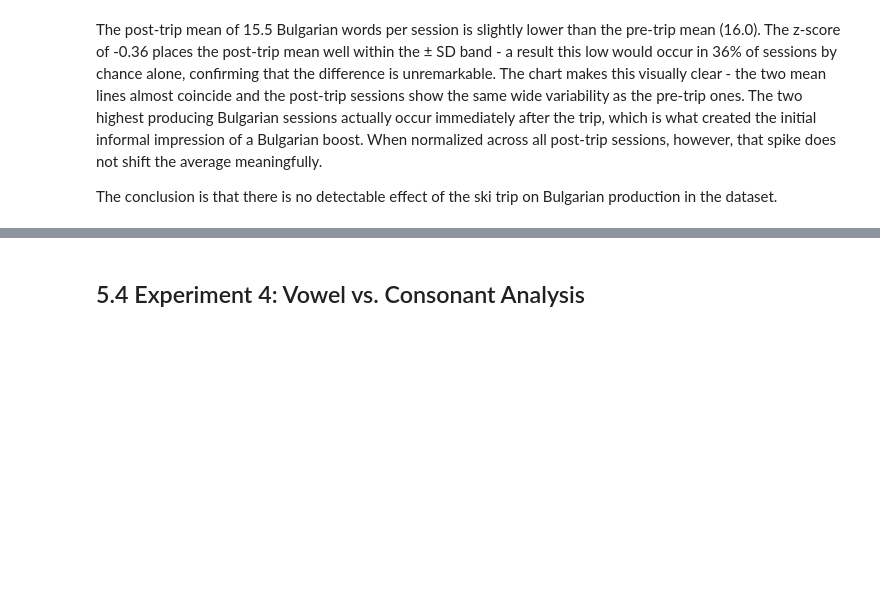
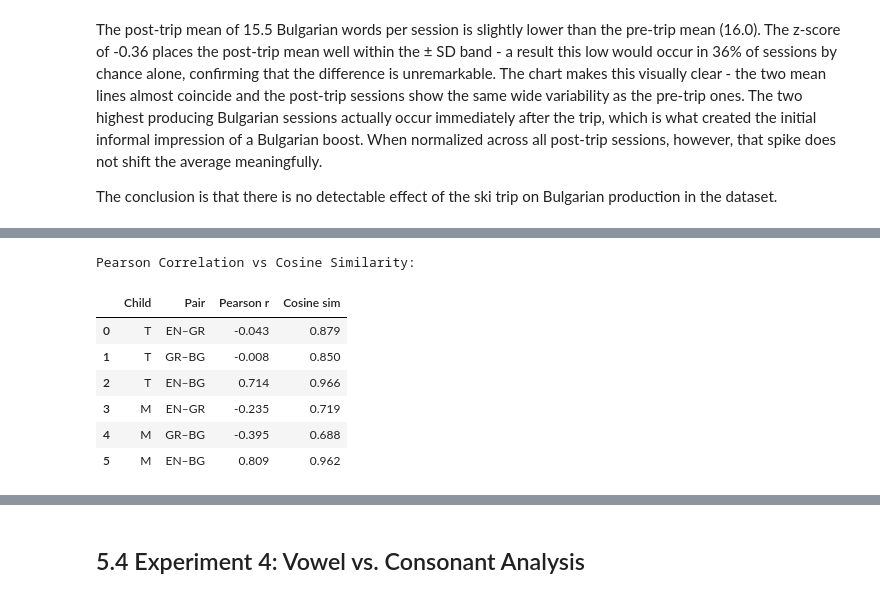
Before and after one commit to Slavena1/SoftUni-Math-for-Devs-Final-Project, a Jupyter notebook: SlavenaProject.ipynb, the cells around one changed output, grey strips where cells are left out. Drawn from its saved outputs; the diff is of its cells as text; code cells hidden in the pictures; blank space fills up the shorter version.

```diff
--- a/SlavenaProject.ipynb
+++ b/SlavenaProject.ipynb
@@ -754,0 +761,29 @@ The conclusion is that there is no detectable effect of the ski trip on Bulgaria
+# %%
+def cosine_sim(a, b):
+    na, nb = np.linalg.norm(a), np.linalg.norm(b)
+    return np.dot(a, b) / (na * nb) if na > 0 and nb > 0 else 0.0
+
+pairs = [('EN', 'GR'), ('GR', 'BG'), ('EN', 'BG')]
+rows  = []
+for child, pivot in [('T', pivot_T), ('M', pivot_M)]:
+    for l1, l2 in pairs:
+        x, y = pivot[l1].values, pivot[l2].values
+        rows.append({
+            'Child':      child,
+            'Pair':       f'{l1}–{l2}',
+            'Pearson r':  round(np.corrcoef(x, y)[0, 1], 3),
+            'Cosine sim': round(cosine_sim(x, y), 3)
+        })
+
+comparison_df = pd.DataFrame(rows)
+print("Pearson Correlation vs Cosine Similarity:")
+display(comparison_df)
+# %% [output]
+Pearson Correlation vs Cosine Similarity:
+|  | Child | Pair | Pearson r | Cosine sim |
+| 0 | T | EN–GR | -0.043 | 0.879 |
+| 1 | T | GR–BG | -0.008 | 0.850 |
+| 2 | T | EN–BG | 0.714 | 0.966 |
+| 3 | M | EN–GR | -0.235 | 0.719 |
+| 4 | M | GR–BG | -0.395 | 0.688 |
+| 5 | M | EN–BG | 0.809 | 0.962 |
```
Also changed, not shown: parts of 4 cells of this notebook.
